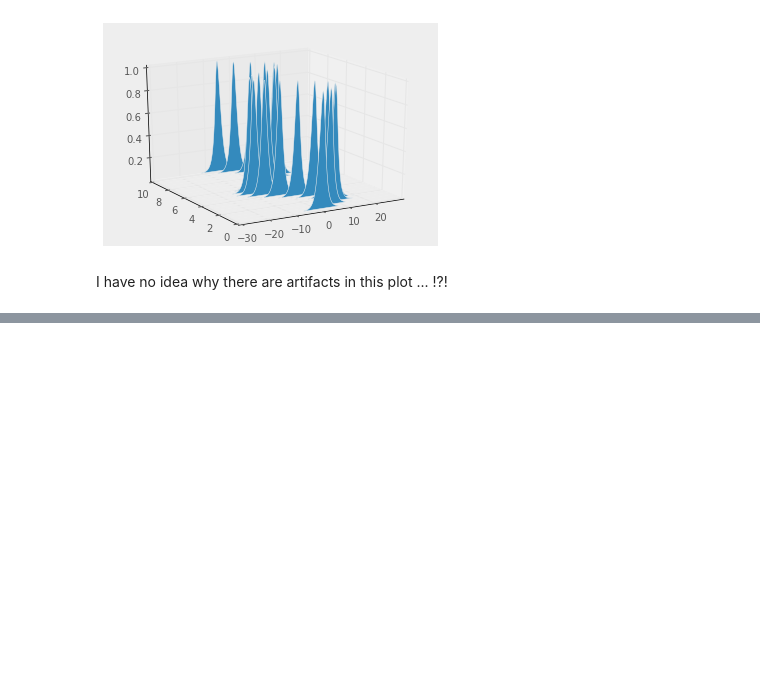
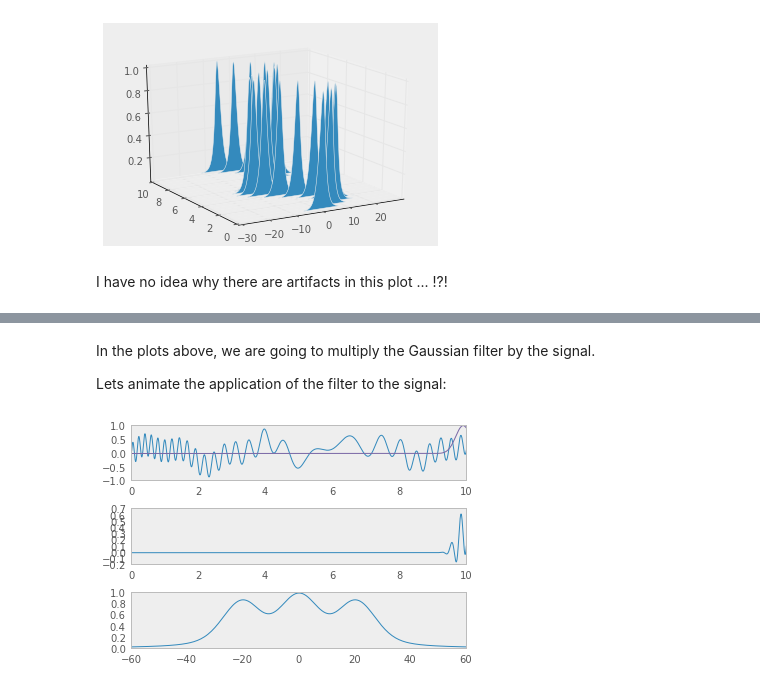
Before and after one commit to ksawlani/ComputationalMethodsCourse, a Jupyter notebook: Coursera Data Analysis.ipynb, the cells around one changed output, grey strips where cells are left out. Cells and saved outputs as stored; diff of their text form; code cells hidden in the pictures; blank space fills up the shorter version.

```diff
--- a/Coursera Data Analysis.ipynb
+++ b/Coursera Data Analysis.ipynb
@@ -333,0 +382,39 @@ Gabor transform and STFT.
+# %% [markdown]
+In the plots above, we are going to multiply the Gaussian filter by the signal.
+
+Lets animate the application of the filter to the signal:
+# %%
+import time, sys
+from IPython.display import clear_output
+
+w = 10.
+slide = arange(0, 10, step=0.1)
+
+f, ax = subplots(3)
+spec = []
+for x in slide:
+    time.sleep(0.5)
+    fx = exp(-w*(t-x)**2)
+    # Signal filter
+    Sf = fx*S
+    # Energy content
+    Sft = fft(Sf)
+
+    # Plot series
+    ax[0].plot(t, S, t, fx)
+    ax[1].plot(t, Sf)
+    Sf_shift = abs(fftshift(Sft))/max(abs(fftshift(Sft)))
+    ax[2].plot(ks, Sf_shift)
+    spec.append(Sf_shift)
+    xlim(-60,60)
+    clear_output()
+    display(f)
+    ax[0].cla()
+    ax[1].cla()
+    ax[2].cla()
+
+# close the figure at the end, so we don't get a duplicate
+# of the last plot
+plt.close()
+# %% [output]
+[figure, added]
```
Also changed, not shown: parts of 22 cells of this notebook.
